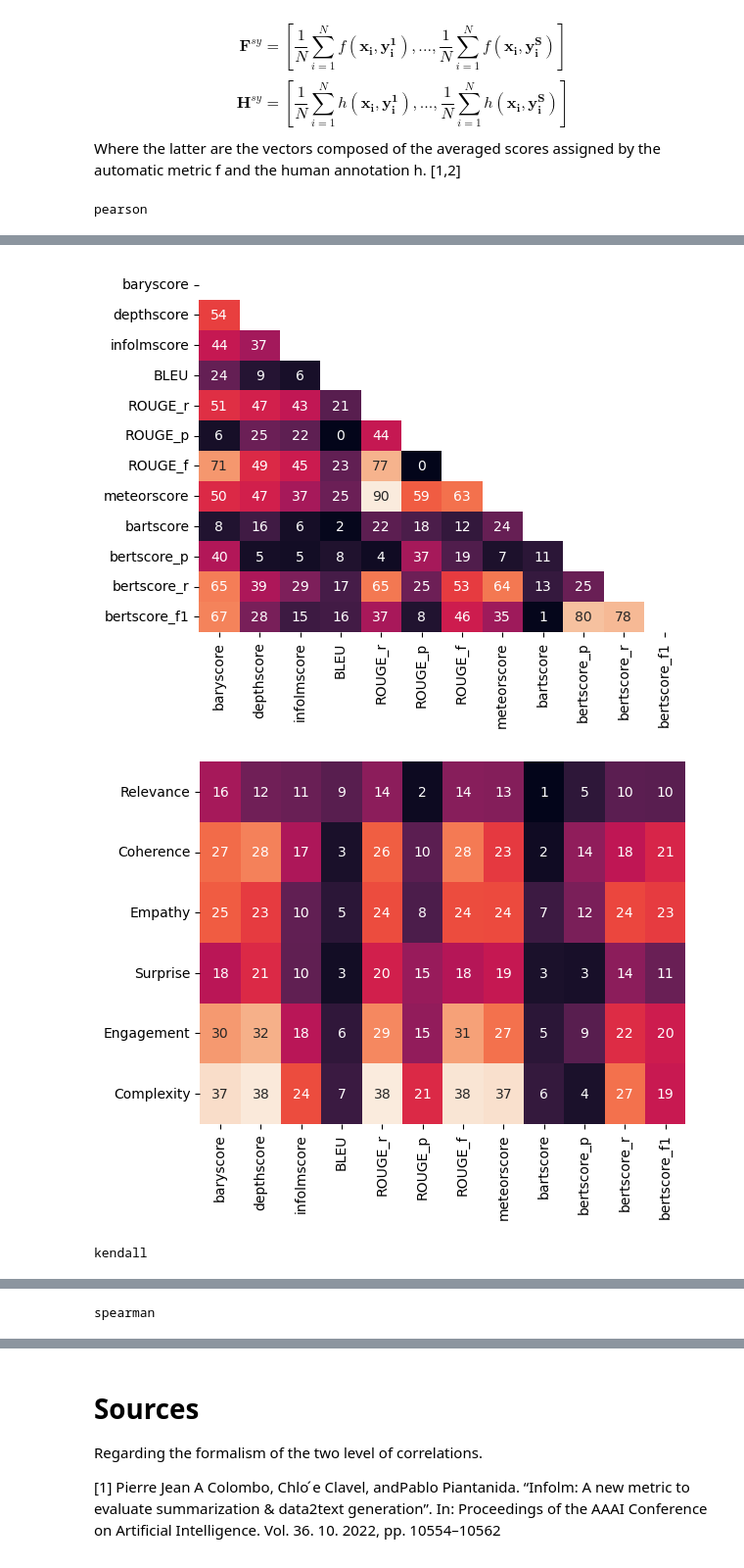
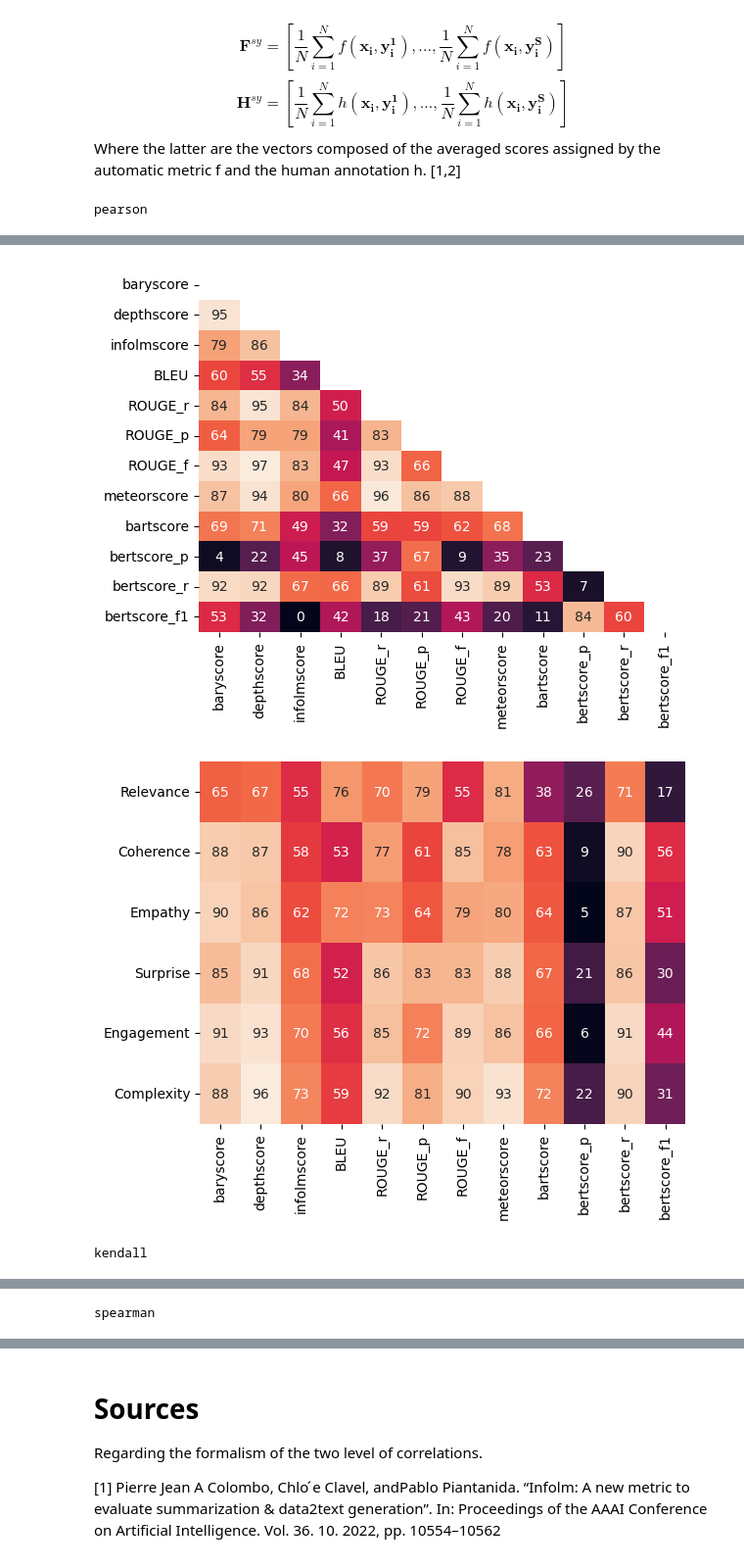
Before and after one commit to leohouairi/NLP-text-similarity, a Jupyter notebook: notebooks/Hanna_evaluation.ipynb, the cells around one changed output, grey strips where cells are left out. Shown at 98% size. Cells and saved outputs as stored; diff of their text form; code cells hidden in the pictures.

```diff
--- a/notebooks/Hanna_evaluation.ipynb
+++ b/notebooks/Hanna_evaluation.ipynb
@@ -336,7 +336,8 @@ for corr_method in CORR_METHODS:
     # Take the mean sample for each system 960 => 10
 
     # Mean for each score for each "model" ie for each ASG system
-    df_work.groupby("Model").mean()
+    #df_work.groupby("Model").mean()
+    df_work = df_work.groupby("Model").mean()  # Correction
 
     # Compute correlation
     all_corr=compute_list_corr(df_work,LIST_ALL_METRICS,corr_method)
@@ -366,3 +367,3 @@ pearson
-[figure, old version]
+[figure, new version]
-[figure, old version]
+[figure, new version]
 kendall
```
Also changed, not shown: parts of 1 cell of this notebook.
